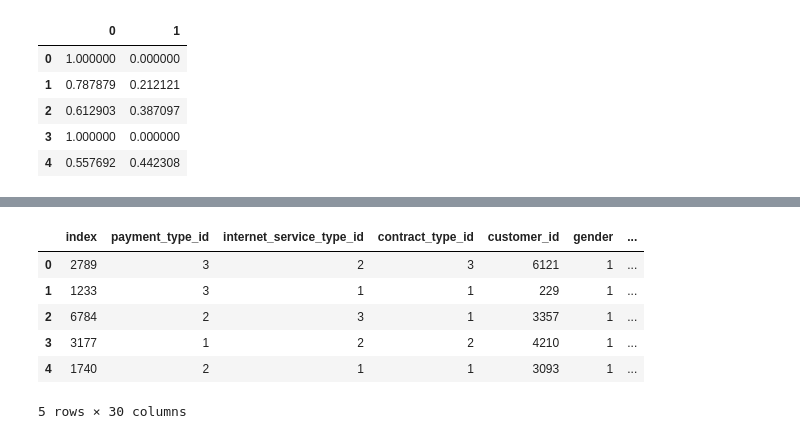
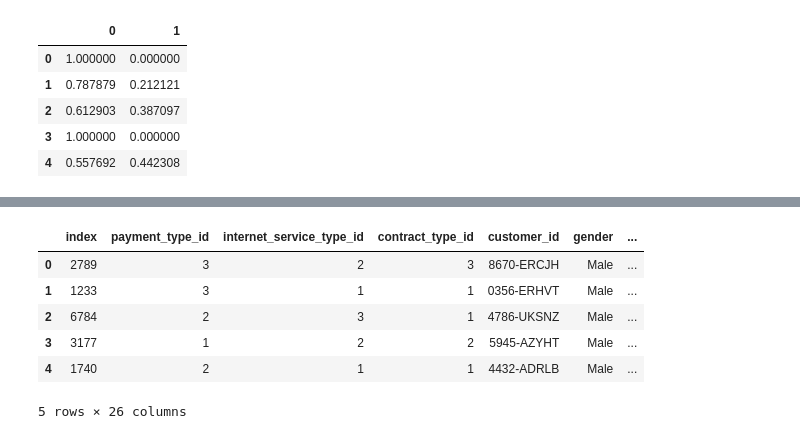
Before and after one commit to ForrestMccrosky/Classification_Project, a Jupyter notebook: final_class_project.ipynb, the cells around one changed output, grey strips where cells are left out. Drawn from its saved outputs; the diff is of its cells as text; code cells hidden in the pictures.

```diff
--- a/final_class_project.ipynb
+++ b/final_class_project.ipynb
@@ -732,12 +735,12 @@ test['predictions'] = model.predict(X_test) ## adding predictions column to test
-# %%
-test_df = test.reset_index()  ## resetting the index because the test dataset is split from the
-test_df.head()                ## original dataframe
-# %% [output]
-|  | index | payment_type_id | internet_service_type_id | contract_type_id | customer_id | gender | ... |
-| 0 | 2789 | 3 | 2 | 3 | 6121 | 1 | ... |
-| 1 | 1233 | 3 | 1 | 1 | 229 | 1 | ... |
-| 2 | 6784 | 2 | 3 | 1 | 3357 | 1 | ... |
-| 3 | 3177 | 1 | 2 | 2 | 4210 | 1 | ... |
-| 4 | 1740 | 2 | 1 | 1 | 3093 | 1 | ... |
-5 rows × 30 columns
+# %%
+test2 = test2.reset_index()
+test2.head()
+# %% [output]
+|  | index | payment_type_id | internet_service_type_id | contract_type_id | customer_id | gender | ... |
+| 0 | 2789 | 3 | 2 | 3 | 8670-ERCJH | Male | ... |
+| 1 | 1233 | 3 | 1 | 1 | 0356-ERHVT | Male | ... |
+| 2 | 6784 | 2 | 3 | 1 | 4786-UKSNZ | Male | ... |
+| 3 | 3177 | 1 | 2 | 2 | 5945-AZYHT | Male | ... |
+| 4 | 1740 | 2 | 1 | 1 | 4432-ADRLB | Male | ... |
+5 rows × 26 columns
 # %%
```
Also changed, not shown: parts of 17 cells of this notebook.
